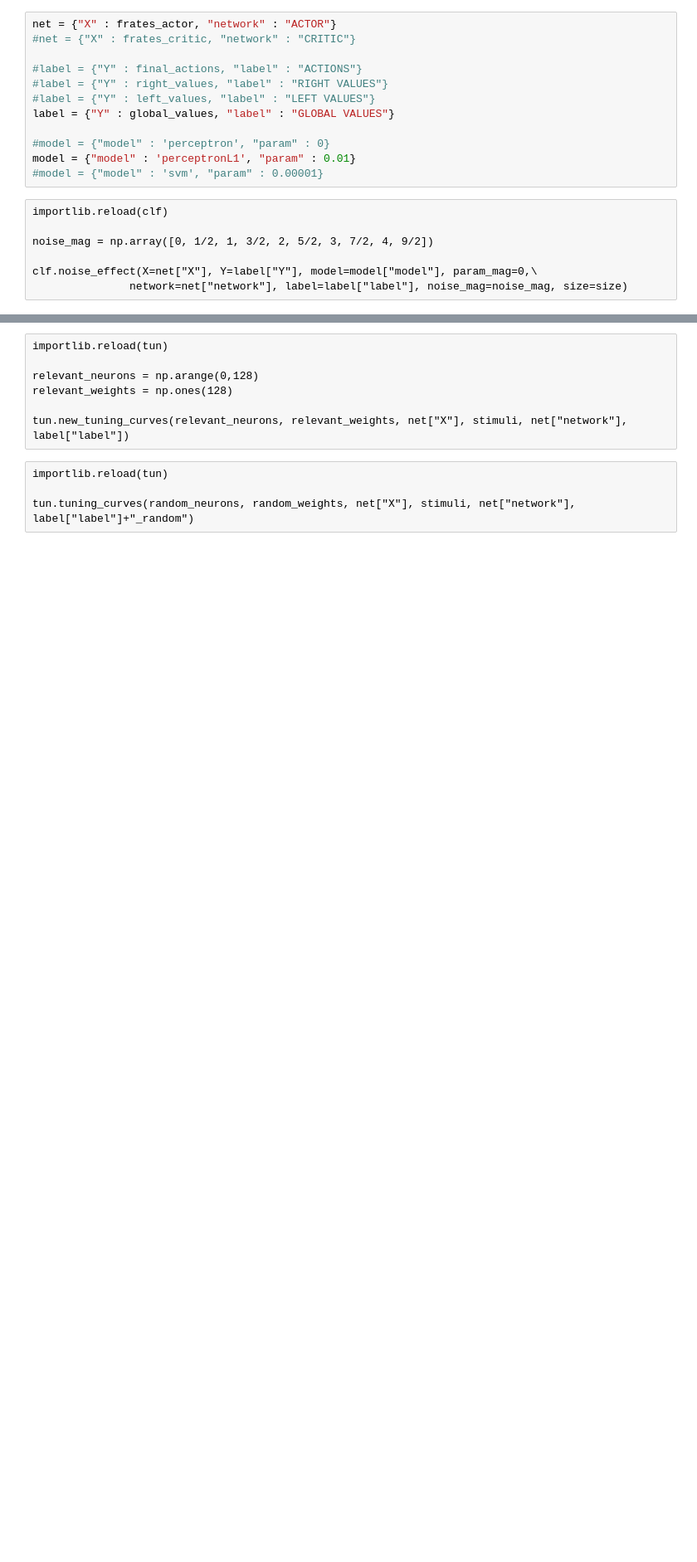
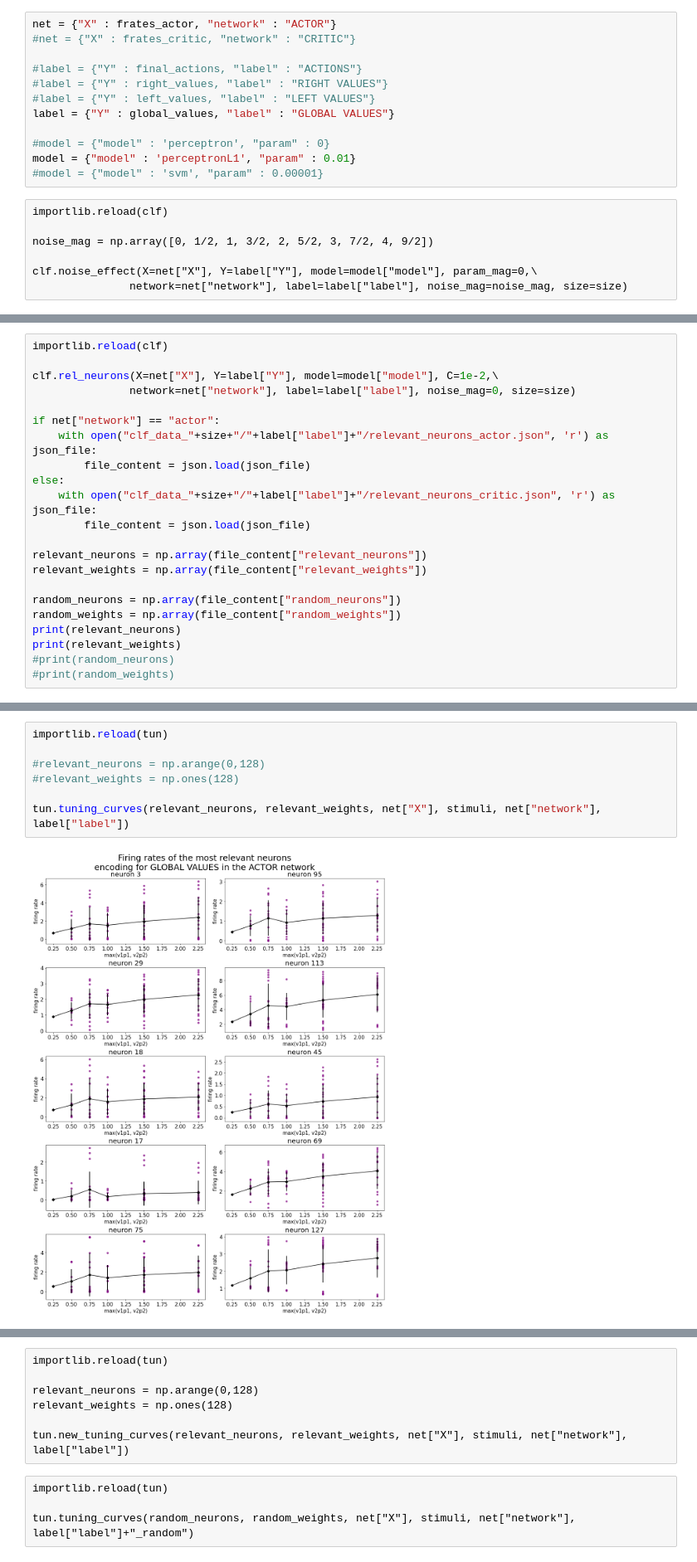
Before and after one commit to MartiniMarittimo/Relevant_neurons_analysis, a Jupyter notebook: relevant_neurons_analysis.ipynb, the cells around one changed output, grey strips where cells are left out. Shown: that part at 83% size. Drawn from its saved outputs; the diff is of its cells as text; blank space fills up the shorter version.

```diff
--- a/relevant_neurons_analysis.ipynb
+++ b/relevant_neurons_analysis.ipynb
@@ -255,0 +154,22 @@ tun.tuning_curves(relevant_neurons, relevant_weights, net["X"], stimuli, net["ne
+# %%
+importlib.reload(clf)
+
+clf.rel_neurons(X=net["X"], Y=label["Y"], model=model["model"], C=1e-2,\
+               network=net["network"], label=label["label"], noise_mag=0, size=size)
+
+if net["network"] == "actor":
+    with open("clf_data_"+size+"/"+label["label"]+"/relevant_neurons_actor.json", 'r') as json_file:
+        file_content = json.load(json_file)
+else:
+    with open("clf_data_"+size+"/"+label["label"]+"/relevant_neurons_critic.json", 'r') as json_file:
+        file_content = json.load(json_file)
+
+relevant_neurons = np.array(file_content["relevant_neurons"])
+relevant_weights = np.array(file_content["relevant_weights"])
+
+random_neurons = np.array(file_content["random_neurons"])
+random_weights = np.array(file_content["random_weights"])
+print(relevant_neurons)
+print(relevant_weights)
+#print(random_neurons)
+#print(random_weights)
@@ -255,0 +190,9 @@ tun.tuning_curves(relevant_neurons, relevant_weights, net["X"], stimuli, net["ne
+# %%
+importlib.reload(tun)
+
+#relevant_neurons = np.arange(0,128)
+#relevant_weights = np.ones(128)
+
+tun.tuning_curves(relevant_neurons, relevant_weights, net["X"], stimuli, net["network"], label["label"])
+# %% [output]
+[figure, added]
```
Also changed, not shown: parts of 30 cells of this notebook, 3 other files.
